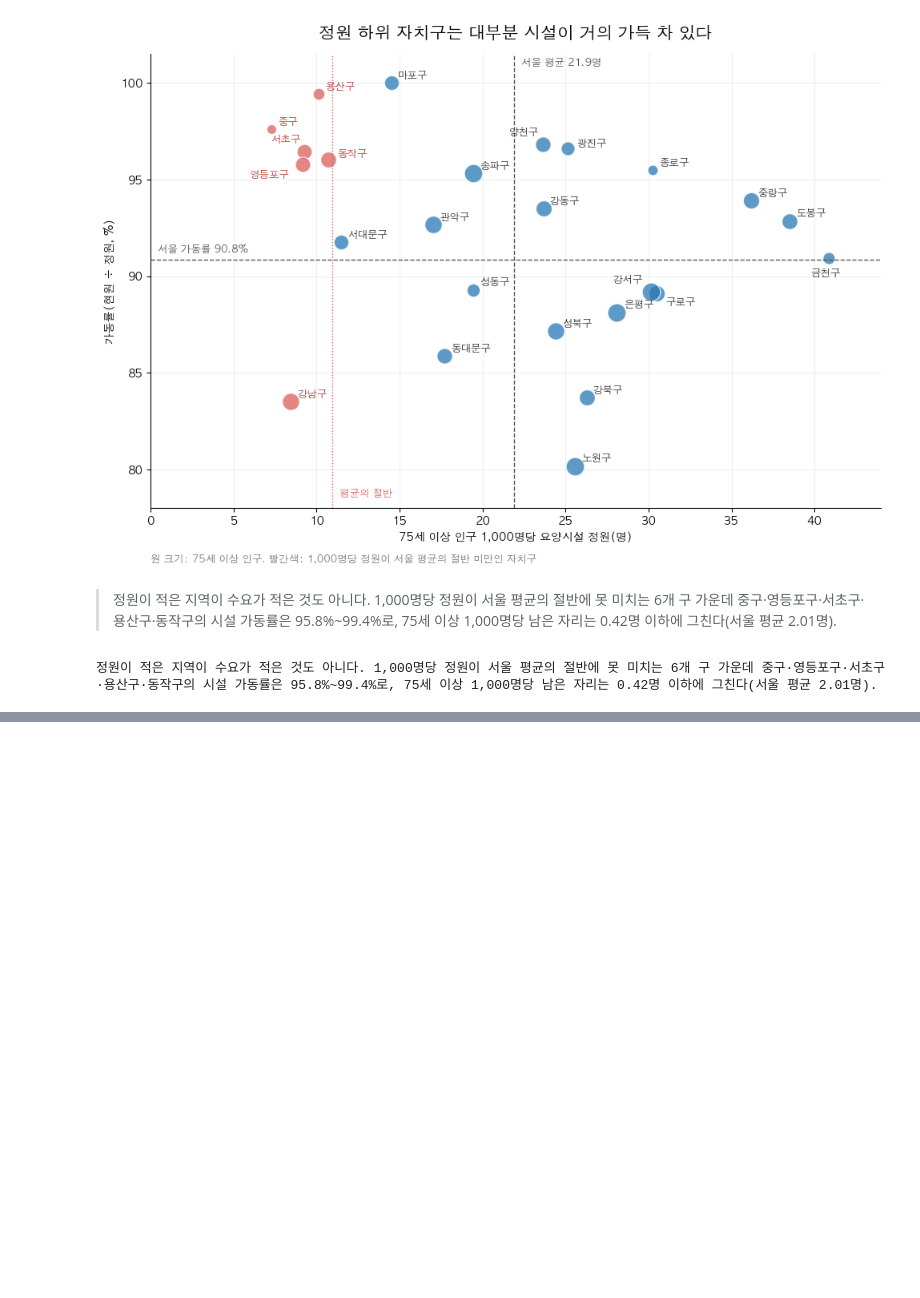
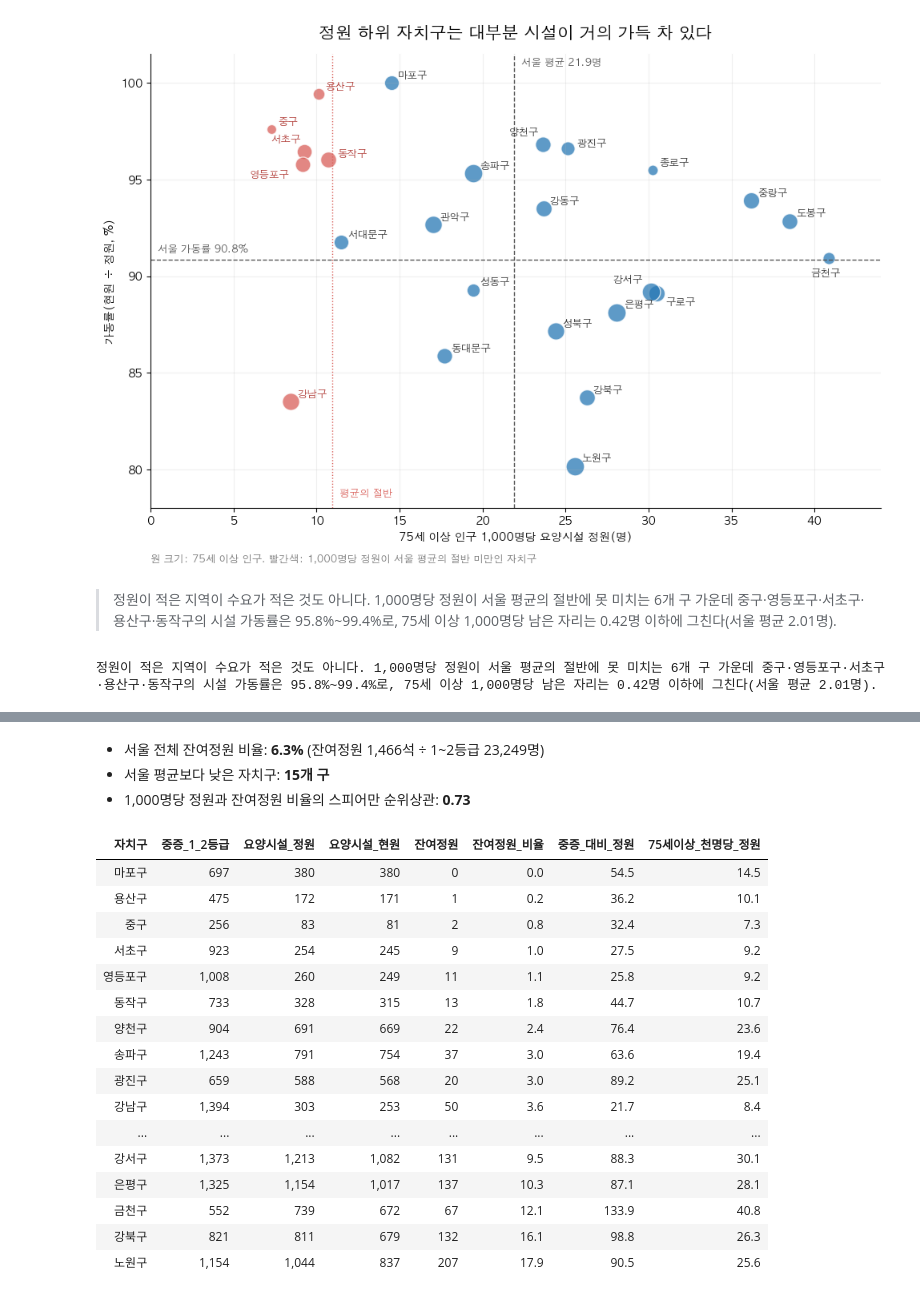
Before and after one commit to SID12g/uos-stat-data, a Jupyter notebook: 서울시 자치구별 75세 이상 인구 대비 요양시설 정원/main.ipynb, the cells around one changed output, grey strips where cells are left out. Drawn from its saved outputs; the diff is of its cells as text; code cells hidden in the pictures; blank space fills up the shorter version.

```diff
--- a/서울시 자치구별 75세 이상 인구 대비 요양시설 정원/main.ipynb
+++ b/서울시 자치구별 75세 이상 인구 대비 요양시설 정원/main.ipynb
@@ -346,0 +358,71 @@ print(supplement)
+# %%
+GRADE_FILE = ASSET_DIR / "국민건강보험공단_노인장기요양보험 등급판정 현황_20240731.csv"
+
+grade_raw = pd.read_csv(GRADE_FILE, encoding="cp949")
+grade_raw.columns = [c.strip() for c in grade_raw.columns]
+for col in ["시도", "시군구"]:
+    grade_raw[col] = grade_raw[col].astype(str).str.strip()
+for col in ["1등급", "2등급"]:
+    grade_raw[col] = pd.to_numeric(
+        grade_raw[col].astype(str).str.replace(",", "", regex=False), errors="coerce"
+    )
+grade_raw["중증_1_2등급"] = grade_raw["1등급"] + grade_raw["2등급"]
+
+severe_by_gu = (
+    grade_raw.loc[grade_raw["시도"].eq("서울")]
+    .groupby("시군구", as_index=False)["중증_1_2등급"]
+    .sum()
+    .rename(columns={"시군구": "자치구"})
+)
+
+assert severe_by_gu["자치구"].nunique() == 25
+
+demand = analysis.merge(severe_by_gu, on="자치구", how="left", validate="one_to_one")
+demand["잔여정원_비율"] = demand["잔여정원"] / demand["중증_1_2등급"] * 100
+demand["중증_대비_정원"] = demand["요양시설_정원"] / demand["중증_1_2등급"] * 100
+demand = demand.sort_values("잔여정원_비율").reset_index(drop=True)
+
+seoul_vacancy_ratio = demand["잔여정원"].sum() / demand["중증_1_2등급"].sum() * 100
+ratio_corr = demand["75세이상_천명당_정원"].corr(demand["잔여정원_비율"], method="spearman")
+
+display(Markdown(
+    f"- 서울 전체 잔여정원 비율: **{seoul_vacancy_ratio:.1f}%** "
+    f"(잔여정원 {demand['잔여정원'].sum():,.0f}석 ÷ 1~2등급 {demand['중증_1_2등급'].sum():,.0f}명)\n"
+    f"- 서울 평균보다 낮은 자치구: **{(demand['잔여정원_비율'] < seoul_vacancy_ratio).sum()}개 구**\n"
+    f"- 1,000명당 정원과 잔여정원 비율의 스피어만 순위상관: **{ratio_corr:.2f}**"
+))
+display(
+    demand[["자치구", "중증_1_2등급", "요양시설_정원", "요양시설_현원", "잔여정원", "잔여정원_비율", "중증_대비_정원", "75세이상_천명당_정원"]]
+    .style.format({
+        "중증_1_2등급": "{:,.0f}",
+        "요양시설_정원": "{:,.0f}",
+        "요양시설_현원": "{:,.0f}",
+        "잔여정원": "{:,.0f}",
+        "잔여정원_비율": "{:.1f}",
+        "중증_대비_정원": "{:.1f}",
+        "75세이상_천명당_정원": "{:.1f}",
+    })
+    .background_gradient(subset=["잔여정원_비율"], cmap="Blues_r")
+    .hide(axis="index")
+)
+# %% [output]
+- 서울 전체 잔여정원 비율: **6.3%** (잔여정원 1,466석 ÷ 1~2등급 23,249명)
+- 서울 평균보다 낮은 자치구: **15개 구**
+- 1,000명당 정원과 잔여정원 비율의 스피어만 순위상관: **0.73**
+| 자치구 | 중증_1_2등급 | 요양시설_정원 | 요양시설_현원 | 잔여정원 | 잔여정원_비율 | 중증_대비_정원 | 75세이상_천명당_정원 |
+| 마포구 | 697 | 380 | 380 | 0 | 0.0 | 54.5 | 14.5 |
+| 용산구 | 475 | 172 | 171 | 1 | 0.2 | 36.2 | 10.1 |
+| 중구 | 256 | 83 | 81 | 2 | 0.8 | 32.4 | 7.3 |
+| 서초구 | 923 | 254 | 245 | 9 | 1.0 | 27.5 | 9.2 |
+| 영등포구 | 1,008 | 260 | 249 | 11 | 1.1 | 25.8 | 9.2 |
+| 동작구 | 733 | 328 | 315 | 13 | 1.8 | 44.7 | 10.7 |
+| 양천구 | 904 | 691 | 669 | 22 | 2.4 | 76.4 | 23.6 |
+| 송파구 | 1,243 | 791 | 754 | 37 | 3.0 | 63.6 | 19.4 |
+| 광진구 | 659 | 588 | 568 | 20 | 3.0 | 89.2 | 25.1 |
+| 강남구 | 1,394 | 303 | 253 | 50 | 3.6 | 21.7 | 8.4 |
+| ... | ... | ... | ... | ... | ... | ... | ... |
+| 강서구 | 1,373 | 1,213 | 1,082 | 131 | 9.5 | 88.3 | 30.1 |
+| 은평구 | 1,325 | 1,154 | 1,017 | 137 | 10.3 | 87.1 | 28.1 |
+| 금천구 | 552 | 739 | 672 | 67 | 12.1 | 133.9 | 40.8 |
+| 강북구 | 821 | 811 | 679 | 132 | 16.1 | 98.8 | 26.3 |
+| 노원구 | 1,154 | 1,044 | 837 | 207 | 17.9 | 90.5 | 25.6 |
```
Also changed, not shown: parts of 13 cells of this notebook, 1 other file.
